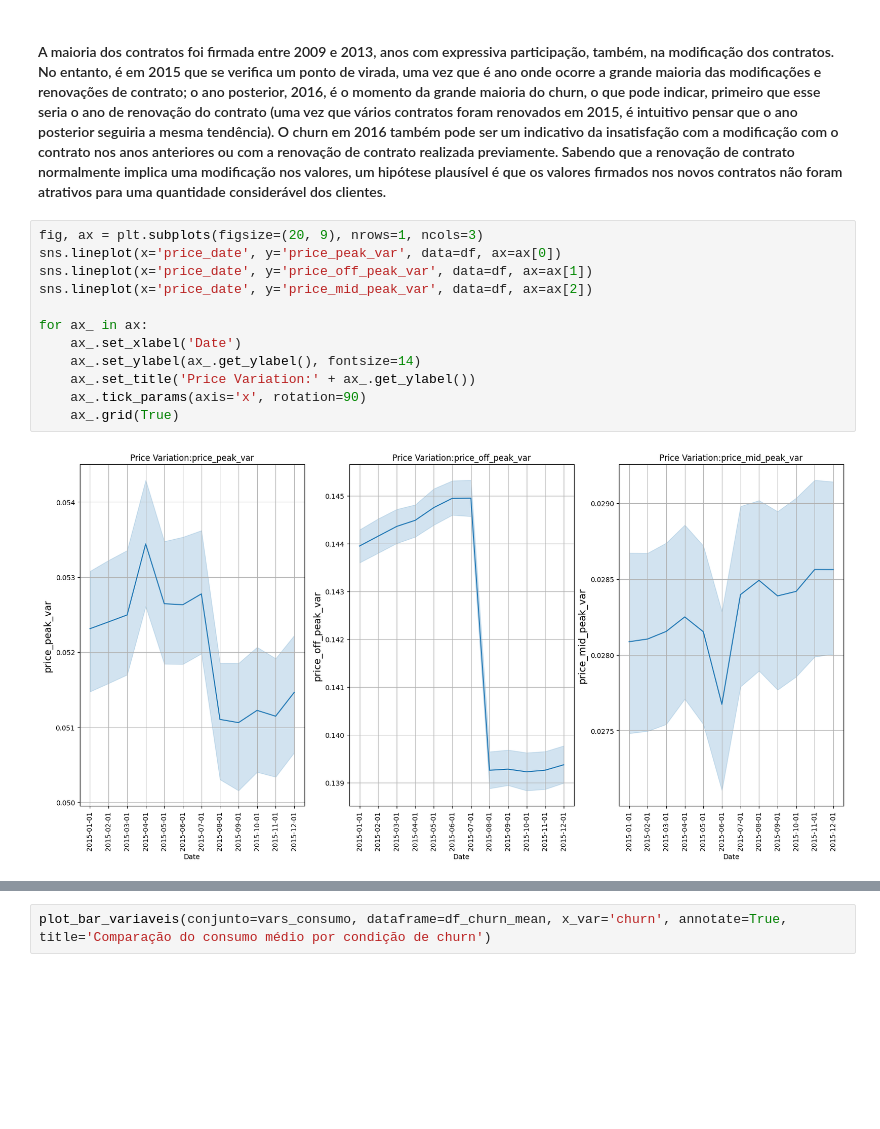
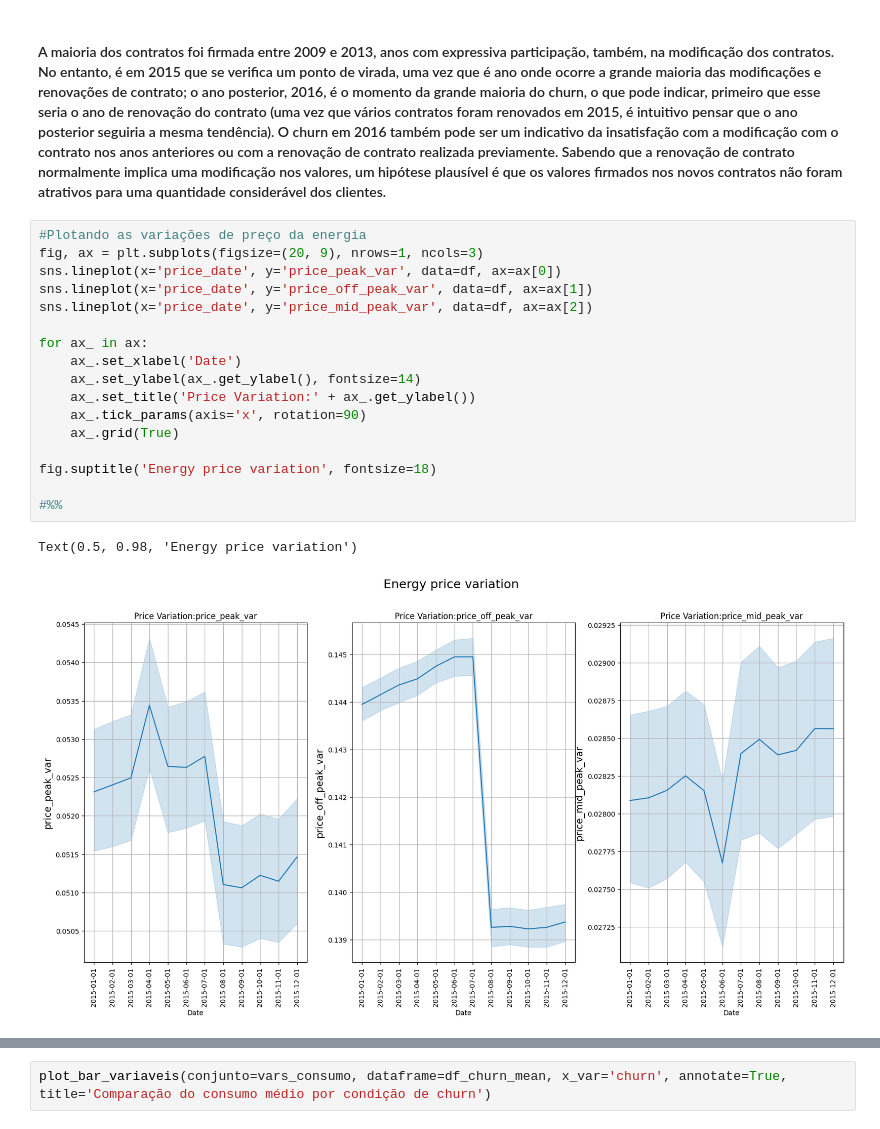
Before and after one commit to LissesCastro/BCG---Experience-Program, a Jupyter notebook: EDA.ipynb, the cells around one changed output, grey strips where cells are left out. Saved outputs shown, nothing was run; the diff lists cells and outputs as text; blank space fills up the shorter version.

```diff
--- a/EDA.ipynb
+++ b/EDA.ipynb
@@ -271,17 +271,23 @@ Text(0.5, 0.98, 'Alterações no contrato de serviço por ano')
 # %% [markdown]
 <h4>A maioria dos contratos foi firmada entre 2009 e 2013, anos com expressiva participação, também, na modificação dos contratos. No entanto, é em 2015 que se verifica um ponto de virada, uma vez que é ano onde ocorre a grande maioria das modificações e renovações de contrato; o ano posterior, 2016, é o momento da grande maioria do churn, o que pode indicar, primeiro que esse seria o ano de renovação do contrato (uma vez que vários contratos foram renovados em 2015, é intuitivo pensar que o ano posterior seguiria a mesma tendência). O churn em 2016 também pode ser um indicativo da insatisfação com a modificação com o contrato nos anos anteriores ou com a renovação de contrato realizada previamente. Sabendo que a renovação de contrato normalmente implica uma modificação nos valores, um hipótese plausível é que os valores firmados nos novos contratos não foram atrativos para uma quantidade considerável dos clientes.</h4>
 # %%
+#Plotando as variações de preço da energia
 fig, ax = plt.subplots(figsize=(20, 9), nrows=1, ncols=3)
 sns.lineplot(x='price_date', y='price_peak_var', data=df, ax=ax[0])
 sns.lineplot(x='price_date', y='price_off_peak_var', data=df, ax=ax[1])
 sns.lineplot(x='price_date', y='price_mid_peak_var', data=df, ax=ax[2])
 
 for ax_ in ax:
     ax_.set_xlabel('Date')
     ax_.set_ylabel(ax_.get_ylabel(), fontsize=14)
     ax_.set_title('Price Variation:' + ax_.get_ylabel())
     ax_.tick_params(axis='x', rotation=90)
     ax_.grid(True)
+
+fig.suptitle('Energy price variation', fontsize=18)
+
+#%%
 # %% [output]
+Text(0.5, 0.98, 'Energy price variation')
-[figure, old version]
+[figure, new version]
 # %%
```
Also changed, not shown: parts of 7 cells of this notebook.
